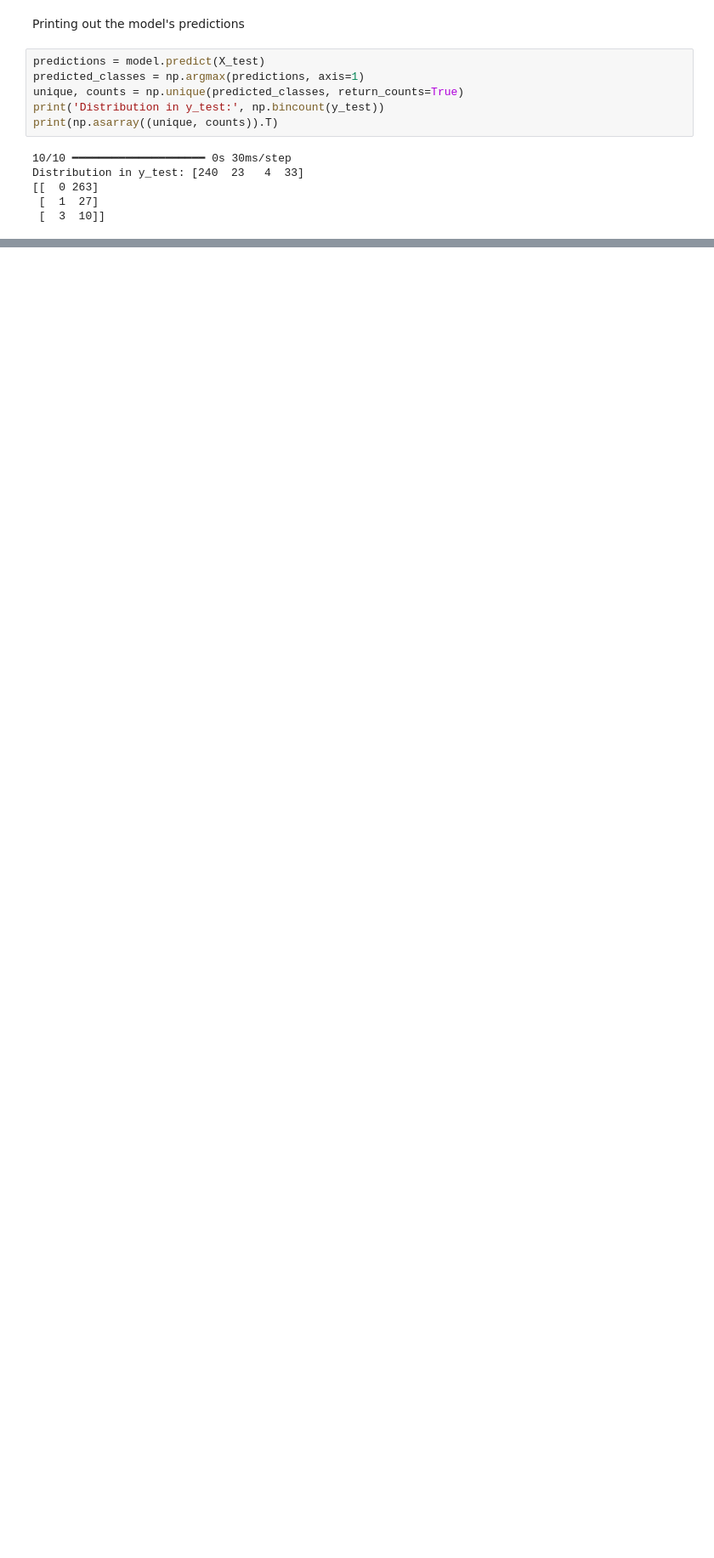
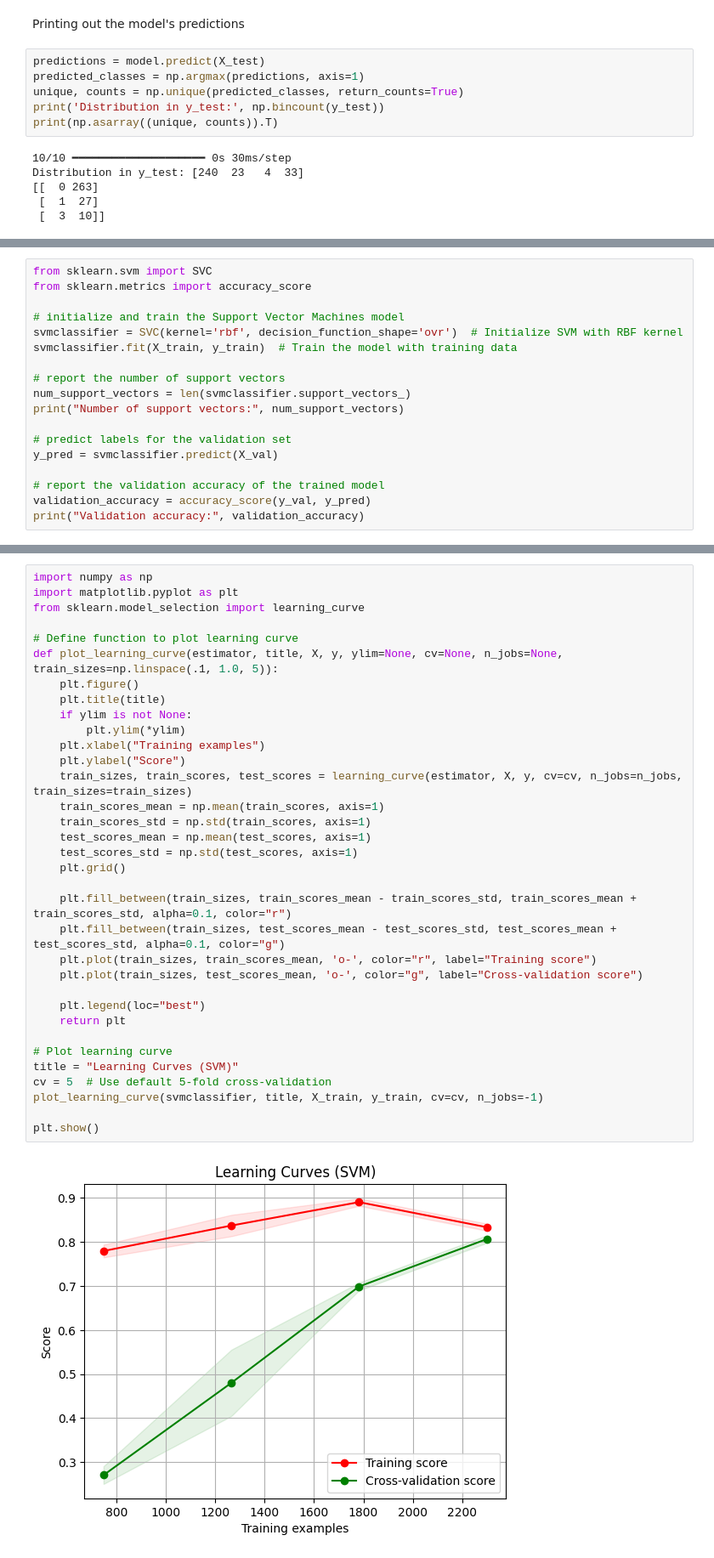
Before and after one commit to RagheedBahmad/Breast-Cancer-Classification-Model, a Jupyter notebook: CancerClassificationModel.ipynb, the cells around one changed output, grey strips where cells are left out. Shown: that part at 85% size. Drawn from its saved outputs; the diff is of its cells as text; blank space fills up the shorter version.

```diff
--- a/CancerClassificationModel.ipynb
+++ b/CancerClassificationModel.ipynb
@@ -214,0 +236,18 @@ Distribution in y_test: [240  23   4  33]
+# %%
+from sklearn.svm import SVC
+from sklearn.metrics import accuracy_score
+
+# initialize and train the Support Vector Machines model
+svmclassifier = SVC(kernel='rbf', decision_function_shape='ovr')  # Initialize SVM with RBF kernel
+svmclassifier.fit(X_train, y_train)  # Train the model with training data
+
+# report the number of support vectors
+num_support_vectors = len(svmclassifier.support_vectors_)
+print("Number of support vectors:", num_support_vectors)
+
+# predict labels for the validation set
+y_pred = svmclassifier.predict(X_val)
+
+# report the validation accuracy of the trained model
+validation_accuracy = accuracy_score(y_val, y_pred)
+print("Validation accuracy:", validation_accuracy)
@@ -214,0 +257,36 @@ Distribution in y_test: [240  23   4  33]
+# %%
+import numpy as np
+import matplotlib.pyplot as plt
+from sklearn.model_selection import learning_curve
+
+# Define function to plot learning curve
+def plot_learning_curve(estimator, title, X, y, ylim=None, cv=None, n_jobs=None, train_sizes=np.linspace(.1, 1.0, 5)):
+    plt.figure()
+    plt.title(title)
+    if ylim is not None:
+        plt.ylim(*ylim)
+    plt.xlabel("Training examples")
+    plt.ylabel("Score")
+    train_sizes, train_scores, test_scores = learning_curve(estimator, X, y, cv=cv, n_jobs=n_jobs, train_sizes=train_sizes)
+    train_scores_mean = np.mean(train_scores, axis=1)
+    train_scores_std = np.std(train_scores, axis=1)
+    test_scores_mean = np.mean(test_scores, axis=1)
+    test_scores_std = np.std(test_scores, axis=1)
+    plt.grid()
+
+    plt.fill_between(train_sizes, train_scores_mean - train_scores_std, train_scores_mean + train_scores_std, alpha=0.1, color="r")
+    plt.fill_between(train_sizes, test_scores_mean - test_scores_std, test_scores_mean + test_scores_std, alpha=0.1, color="g")
+    plt.plot(train_sizes, train_scores_mean, 'o-', color="r", label="Training score")
+    plt.plot(train_sizes, test_scores_mean, 'o-', color="g", label="Cross-validation score")
+
+    plt.legend(loc="best")
+    return plt
+
+# Plot learning curve
+title = "Learning Curves (SVM)"
+cv = 5  # Use default 5-fold cross-validation
+plot_learning_curve(svmclassifier, title, X_train, y_train, cv=cv, n_jobs=-1)
+
+plt.show()
+# %% [output]
+[figure, added]
```
Also changed, not shown: parts of 19 cells of this notebook, 1 other file.
